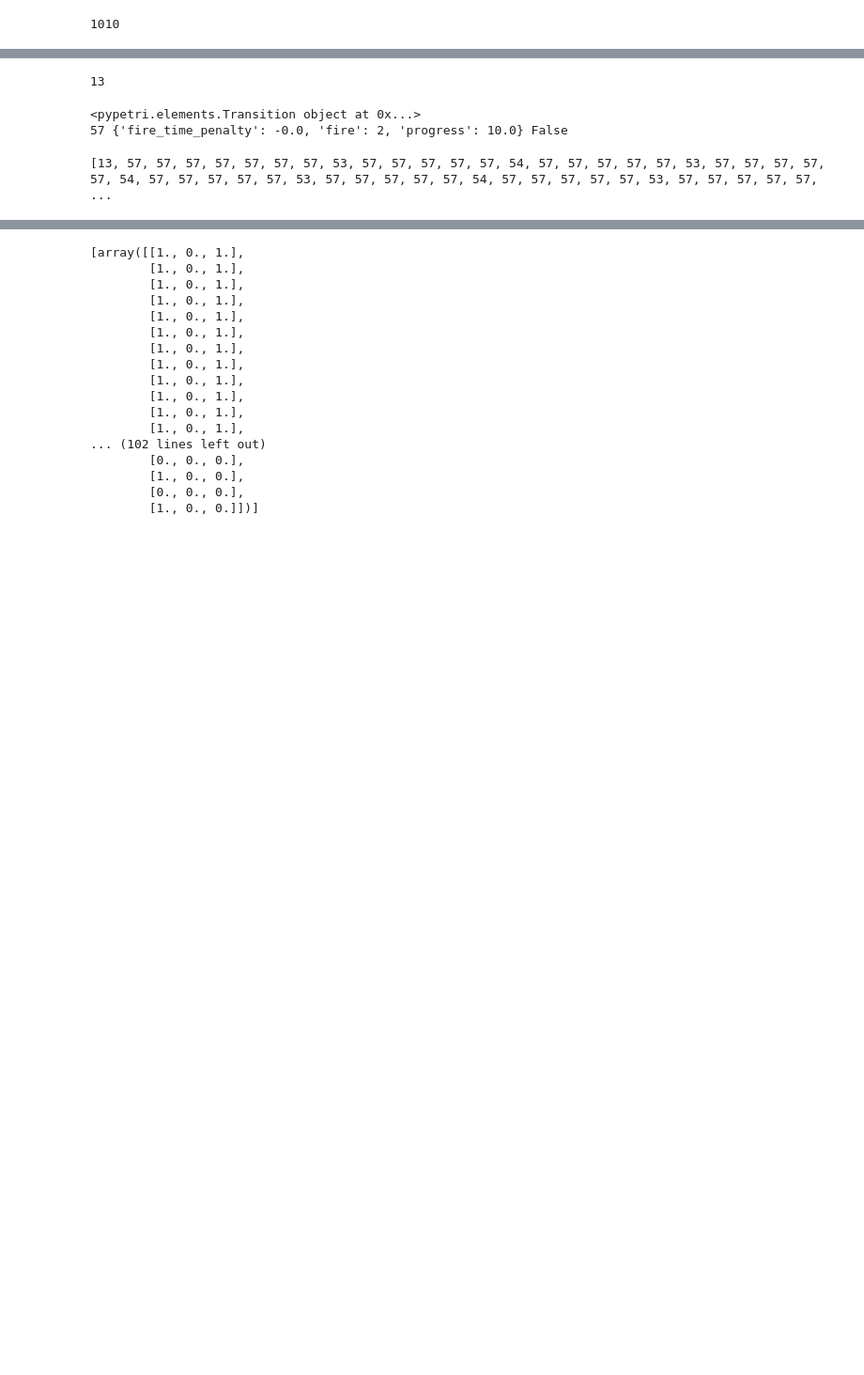
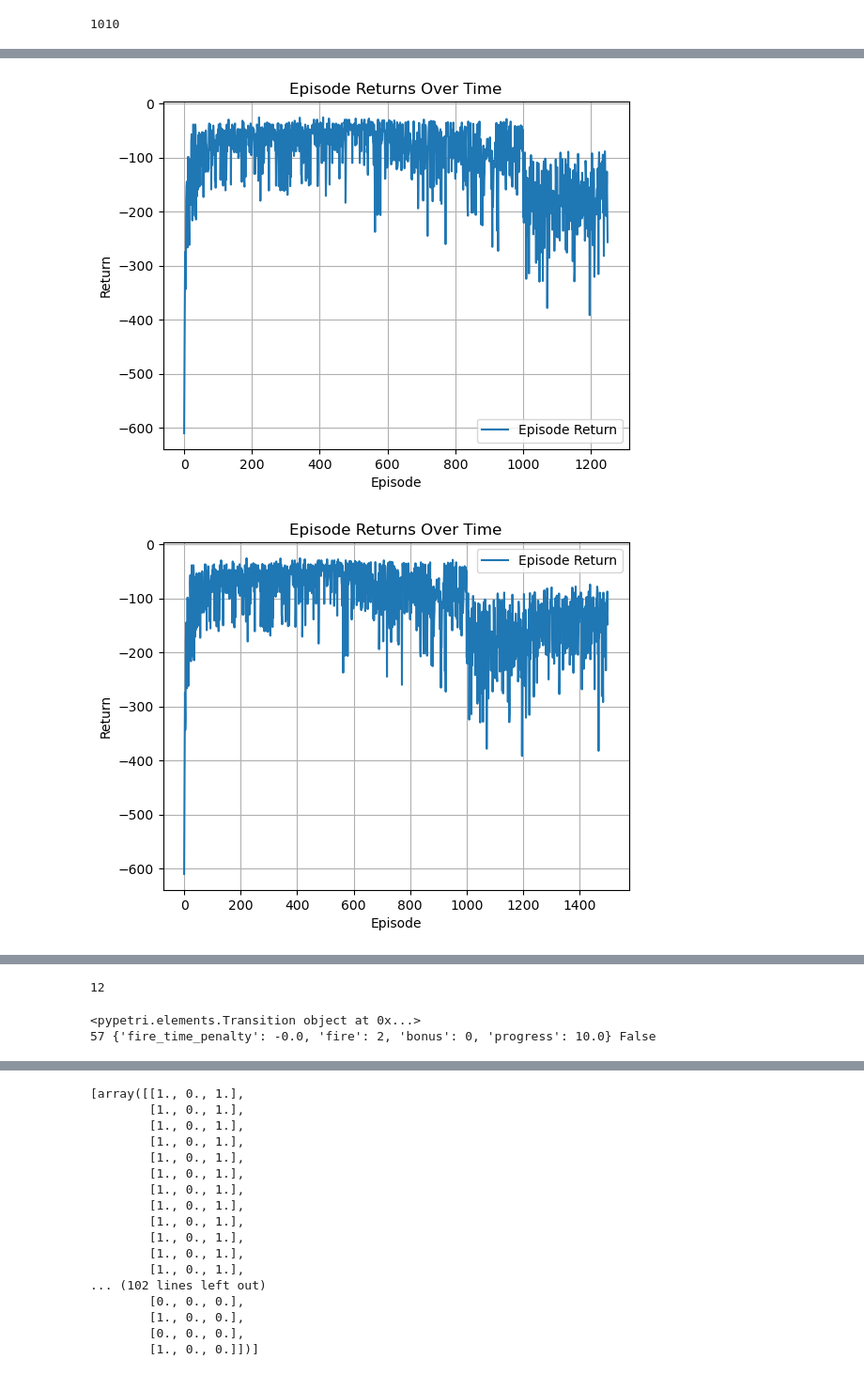
Before and after one commit to JunCay/DynamicPetriNetToolKit, a Jupyter notebook: rl_trainer_GCN_lock_E_PPO.ipynb, the cells around one changed output, grey strips where cells are left out. Shown at 94% size. Cells and saved outputs as stored; diff of their text form; code cells hidden in the pictures; blank space fills up the shorter version.

```diff
--- a/rl_trainer_GCN_lock_E_PPO.ipynb
+++ b/rl_trainer_GCN_lock_E_PPO.ipynb
@@ -477,0 +483,57 @@ for i in range(20):
+# %%
+for i in range(20):
+    with tqdm(total=int(num_episodes / 10), desc='Iteration %d' % i) as pbar:
+        for i_episode in range(int(num_episodes / 10)):
+            episode_return = 0
+            transition_dict = {'states': [], 'actions': [], 'next_states': [], 'rewards': [], 'dones': []}
+            state = efm_net.reset()
+            done = False
+            this_action = []
+
+            ## sample one sequence
+            while not done:
+                action = agent.take_action(state)
+                this_action.append(action)
+                next_state, reward, done = efm_net.step(action)
+                transition_dict['states'].append(state)
+                transition_dict['actions'].append(action)
+                transition_dict['next_states'].append(next_state)
+                transition_dict['rewards'].append(reward)
+                transition_dict['dones'].append(done)
+                state = next_state
+                episode_return += reward
+
+                if efm_net.train_time > 400:
+                    done = True
+
+            return_list.append(episode_return)
+            agent.update(transition_dict)
+            if (i_episode + 1) % 10 == 0:
+                pbar.set_postfix({'episode': '%d' % (num_episodes / 10 * i + i_episode + 1),
+                                    'return': '%.3f' % np.mean(return_list[-10:])})
+                action_list.append(this_action)
+            pbar.update(1)
+
+    # plt.cla()
+    # plt.plot(return_list, label='Episode Return')
+    # plt.title('Episode Returns Over Time')
+    # plt.xlabel('Episode')
+    # plt.ylabel('Return')
+    # plt.grid(True)
+    # plt.legend()
+    # plt.pause(0.1)
+
+    if (i+1) % 5 == 0:
+        torch.save(agent.actor.state_dict(), 'model/PPO_actor_lock_e.pth')
+        torch.save(agent.critic.state_dict(), 'model/PPO_critic_lock_e.pth')
+        plt.cla()
+        plt.plot(return_list, label='Episode Return')
+        plt.title('Episode Returns Over Time')
+        plt.xlabel('Episode')
+        plt.ylabel('Return')
+        plt.grid(True)
+        plt.legend()
+        plt.pause(0.1)
+# %% [output]
+[figure, added]
+[figure, added]
@@ -480,7 +544,7 @@ state = efm_net.reset()
 action = agent.take_action(state)
 print(action)
 # %% [output]
-13
+12
 # %%
 state, reward, done, reward_dict = efm_net.step(action, debug=True)
 action = agent.take_action(state)
@@ -488,7 +552,7 @@ print(efm_net.last_fire)
 print(action, reward_dict, done)
 # %% [output]
 <pypetri.elements.Transition object at 0x...>
-57 {'fire_time_penalty': -0.0, 'fire': 2, 'progress': 10.0} False
+57 {'fire_time_penalty': -0.0, 'fire': 2, 'bonus': 0, 'progress': 10.0} False
 # %%
 # total_params = sum(p.numel() for p in agent.actor.gcpn_3.P2T.parameters())
 
@@ -507,8 +571,3 @@ action_path = 'action0920_PPO2.csv'
 with open(action_path, 'w', newline='') as f:
     writer = csv.writer(f)
     writer.writerows(action_list)
-# %%
-probe = -1
-print(action_list[probe])
-# %% [output]
-[13, 57, 57, 57, 57, 57, 57, 57, 53, 57, 57, 57, 57, 57, 54, 57, 57, 57, 57, 57, 53, 57, 57, 57, 57, 57, 54, 57, 57, 57, 57, 57, 53, 57, 57, 57, 57, 57, 54, 57, 57, 57, 57, 57, 53, 57, 57, 57, 57, 57, ...
```
Also changed, not shown: parts of 6 cells of this notebook, 13 other files.
